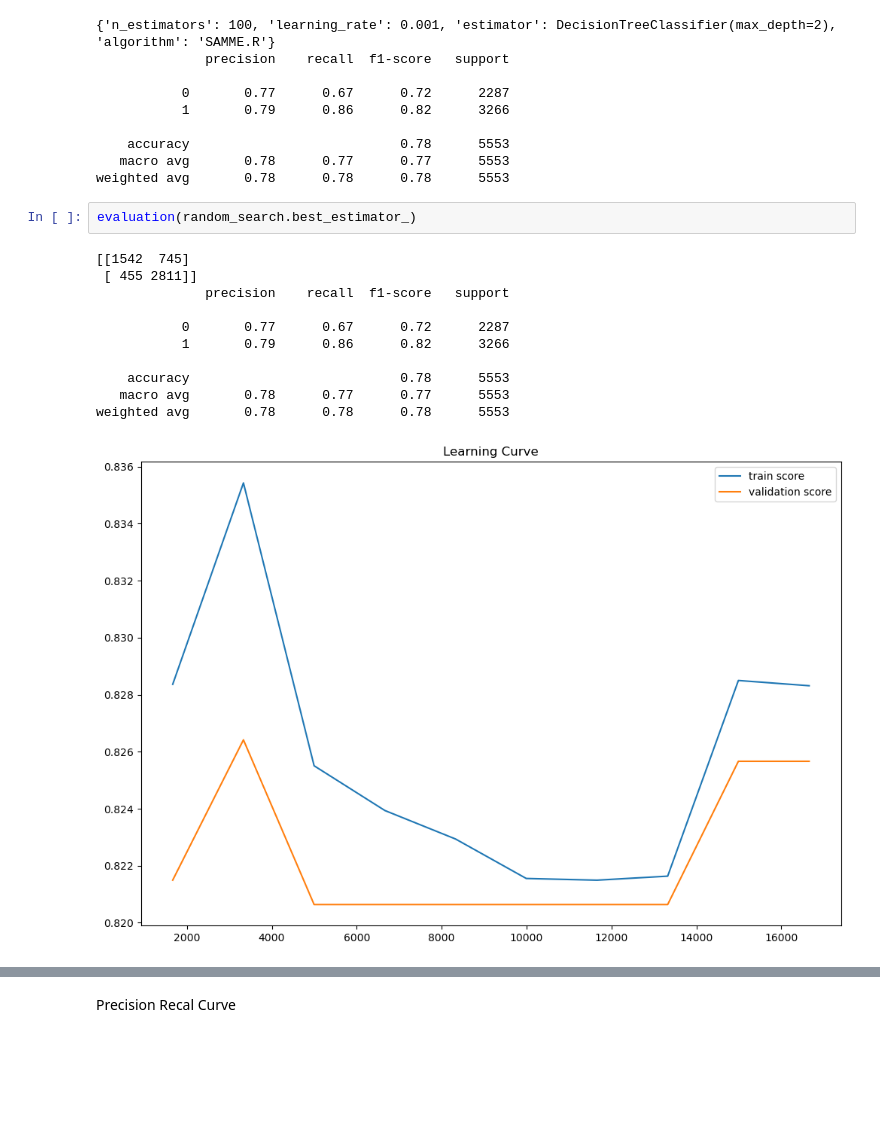
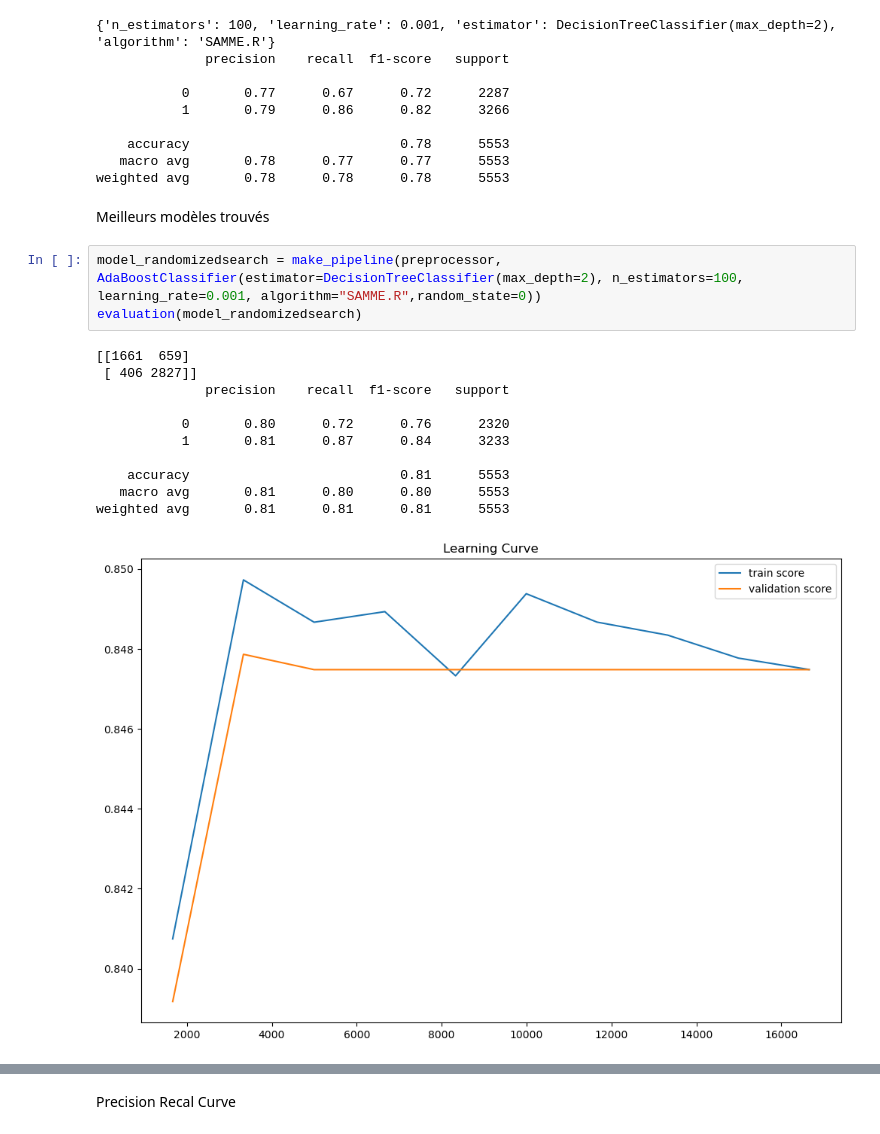
Before and after one commit to Nemios/DataTrek, a Jupyter notebook: DataTrek.ipynb, the cells around one changed output, grey strips where cells are left out. Drawn from its saved outputs; the diff is of its cells as text; blank space fills up the shorter version.

```diff
--- a/DataTrek.ipynb
+++ b/DataTrek.ipynb
@@ -767,17 +767,20 @@ print(classification_report(y_test, y_pred))
     accuracy                           0.78      5553
    macro avg       0.78      0.77      0.77      5553
 weighted avg       0.78      0.78      0.78      5553
-# %%
-evaluation(random_search.best_estimator_)
-# %% [output]
-[[1542  745]
- [ 455 2811]]
-              precision    recall  f1-score   support
-
-           0       0.77      0.67      0.72      2287
-           1       0.79      0.86      0.82      3266
-
-    accuracy                           0.78      5553
-   macro avg       0.78      0.77      0.77      5553
-weighted avg       0.78      0.78      0.78      5553
-[figure, removed]
+# %% [markdown]
+Meilleurs modèles trouvés
+# %%
+model_randomizedsearch = make_pipeline(preprocessor, AdaBoostClassifier(estimator=DecisionTreeClassifier(max_depth=2), n_estimators=100, learning_rate=0.001, algorithm="SAMME.R",random_state=0))
+evaluation(model_randomizedsearch)
+# %% [output]
+[[1661  659]
+ [ 406 2827]]
+              precision    recall  f1-score   support
+
+           0       0.80      0.72      0.76      2320
+           1       0.81      0.87      0.84      3233
+
+    accuracy                           0.81      5553
+   macro avg       0.81      0.80      0.80      5553
+weighted avg       0.81      0.81      0.81      5553
+[figure, added]
```
Also changed, not shown: parts of 6 cells of this notebook.
